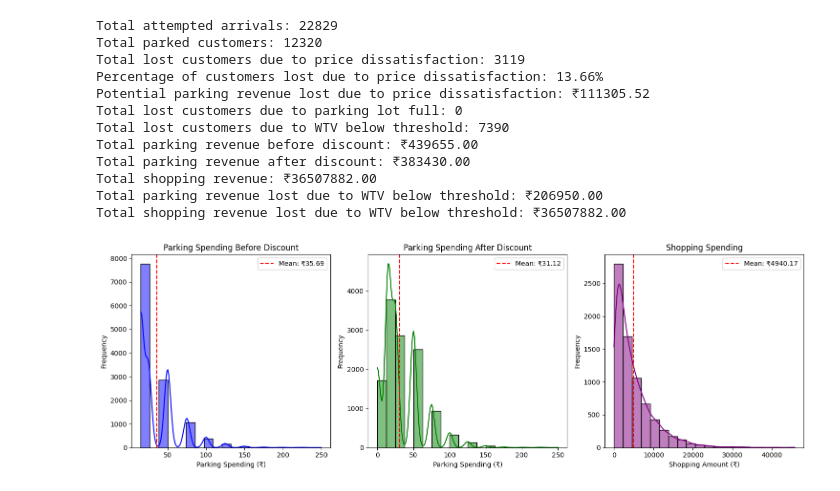
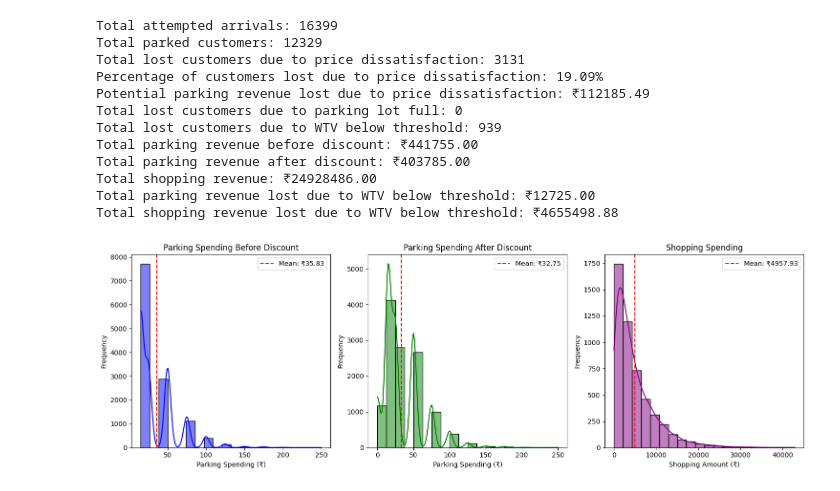
Before and after one commit to PrashantChaudhary632/Final_year_project, a Jupyter notebook: Model/Model_5.ipynb, the cells around one changed output. Drawn from its saved outputs; the diff is of its cells as text; code cells hidden in the pictures.

```diff
--- a/Model/Model_5.ipynb
+++ b/Model/Model_5.ipynb
@@ -98,7 +98,7 @@ def vehicle(env, parking_lot, day_index, hour_index, inter_arrival_time):
         total_revenue_parking_before_discount += charge_before_discount  # Update total parking revenue before discount
 
         # Determine if the customer will shop (60% chance)
-        if np.random.random() <= SHOPPING_PROBABILITY:
+        if np.random.random() >= SHOPPING_PROBABILITY:
             # Generate shopping spending based on exponential distribution
             spending = np.random.exponential(scale=mean_spending)
             spending_rounded = round(spending)
@@ -122,7 +122,7 @@ def vehicle(env, parking_lot, day_index, hour_index, inter_arrival_time):
             wtv_of_arrived_customer = calculate_wtv(spending_rounded)
 
             # If WTV is less than 50, consider the customer lost due to WTV below threshold
-            if wtv_of_arrived_customer < 90:
+            if wtv_of_arrived_customer < 70:
                 lost_customers_due_to_WTV += 1
                 revenue_lost_due_to_WTV += charge_after_discount
                 return  # Customer leaves, no parking revenue
@@ -156,6 +156,7 @@ def vehicle(env, parking_lot, day_index, hour_index, inter_arrival_time):
         yield env.timeout(parking_duration)  # Simulate parking duration
 
         # Track arrivals for the specific day and hour
+
         arrival_pattern[day_index, hour_index] += 1
         # Store the inter-arrival time
         inter_arrival_times[day_index * 12 + hour_index].append(inter_arrival_time)
@@ -238,42 +239,42 @@ def run_simulation():
     plt.xlabel("Parking Spending (₹)")
     plt.ylabel("Frequency")
     plt.axvline(np.mean(charges_before_discount), color='red', linestyle='--', label=f'Mean: ₹{np.mean(charges_before_discount):.2f}')
     plt.legend()
 
     # Plot Parking Spending After Discount
     plt.subplot(1, 3, 2)
     sns.histplot(charges_after_discount, kde=True, bins=20, color='green', edgecolor='black')
     plt.title("Parking Spending After Discount")
     plt.xlabel("Parking Spending (₹)")
     plt.ylabel("Frequency")
     plt.axvline(np.mean(charges_after_discount), color='red', linestyle='--', label=f'Mean: ₹{np.mean(charges_after_discount):.2f}')
     plt.legend()
 
     # Plot Shopping Spending
     plt.subplot(1, 3, 3)
     sns.histplot(spending_data, kde=True, bins=20, color='purple', edgecolor='black')
     plt.title("Shopping Spending")
     plt.xlabel("Shopping Amount (₹)")
     plt.ylabel("Frequency")
     plt.axvline(np.mean(spending_data), color='red', linestyle='--', label=f'Mean: ₹{np.mean(spending_data):.2f}')
     plt.legend()
 
     plt.tight_layout()
     plt.show()
 
 # Run the simulation
 run_simulation()
 # %% [output]
-Total attempted arrivals: 22829
-Total parked customers: 12320
-Total lost customers due to price dissatisfaction: 3119
-Percentage of customers lost due to price dissatisfaction: 13.66%
-Potential parking revenue lost due to price dissatisfaction: ₹111305.52
+Total attempted arrivals: 16399
+Total parked customers: 12329
+Total lost customers due to price dissatisfaction: 3131
+Percentage of customers lost due to price dissatisfaction: 19.09%
+Potential parking revenue lost due to price dissatisfaction: ₹112185.49
 Total lost customers due to parking lot full: 0
-Total lost customers due to WTV below threshold: 7390
-Total parking revenue before discount: ₹439655.00
-Total parking revenue after discount: ₹383430.00
-Total shopping revenue: ₹36507882.00
-Total parking revenue lost due to WTV below threshold: ₹206950.00
-Total shopping revenue lost due to WTV below threshold: ₹36507882.00
+Total lost customers due to WTV below threshold: 939
+Total parking revenue before discount: ₹441755.00
+Total parking revenue after discount: ₹403785.00
+Total shopping revenue: ₹24928486.00
+Total parking revenue lost due to WTV below threshold: ₹12725.00
+Total shopping revenue lost due to WTV below threshold: ₹4655498.88
-[figure, old version]
+[figure, new version]
```
Also changed, not shown: 3 other files.
